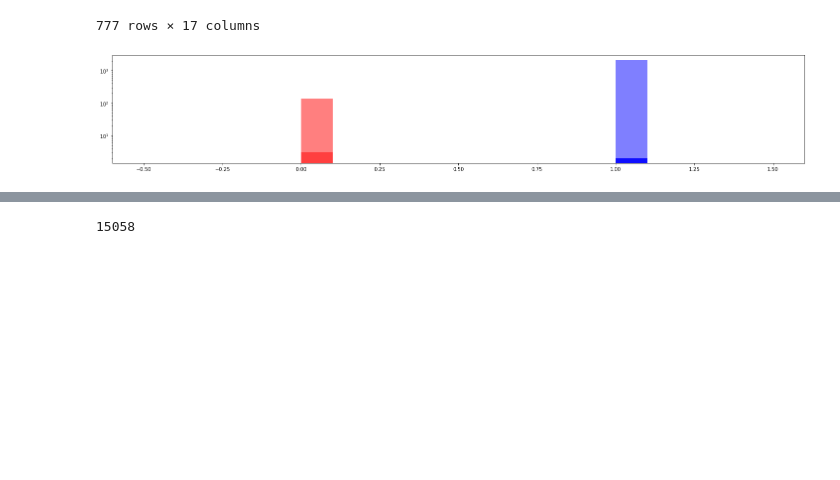
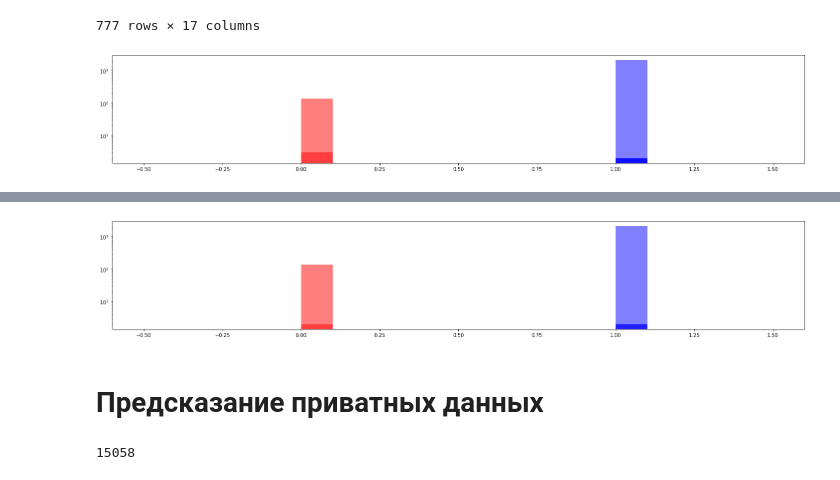
Before and after one commit to KirillRuSS/IDAO-2021-Kirill, a Jupyter notebook: new_features.ipynb, the cells around one changed output, grey strips where cells are left out. Cells and saved outputs as stored; diff of their text form; code cells hidden in the pictures; blank space fills up the shorter version.

```diff
--- a/new_features.ipynb
+++ b/new_features.ipynb
@@ -354,0 +420,8 @@ for e in [3, 10, 20, 30]:
+# %%
+x = df[['bright_sum', 'circular_ratio', 'circular_std', 'circular_kurtosis', 'circular_sum', 'error_0', 'error_1', 'error_2', 'error_3', 'error_4']].to_numpy()
+y = df.t.to_numpy().reshape(-1, 1)
+x_train, x_test, y_train, y_test = train_test_split(x, y, test_size=0.4, random_state=41)
+# %%
+df['predict'] = particle_types_model.predict(x)
+df['particle_types_predict'] = (particle_types_model.predict(x)>0.5)*1
+df[df.t!=df.particle_types_predict]#.head()
@@ -355,3 +442,13 @@ for e in [3, 10, 20, 30]:
+# %%
+for e in [6, 10, 20, 30]:
+    plt.hist(df[(df.e==e)&(df.t==0)].particle_types_predict, color='r', alpha=0.5, log=True)
+
+for e in [10, 20, 30]:
+    plt.hist(df[(df.e==e)&(df.t==1)].particle_types_predict, color='b', alpha=0.5, log=True)
+# %% [output]
+[figure, added]
+# %% [markdown]
+# Предсказание приватных данных
 # %%
 def get_private_test_data(input_shape=c.INPUT_SHAPE):
     x = []
```
Also changed, not shown: parts of 18 cells of this notebook.
